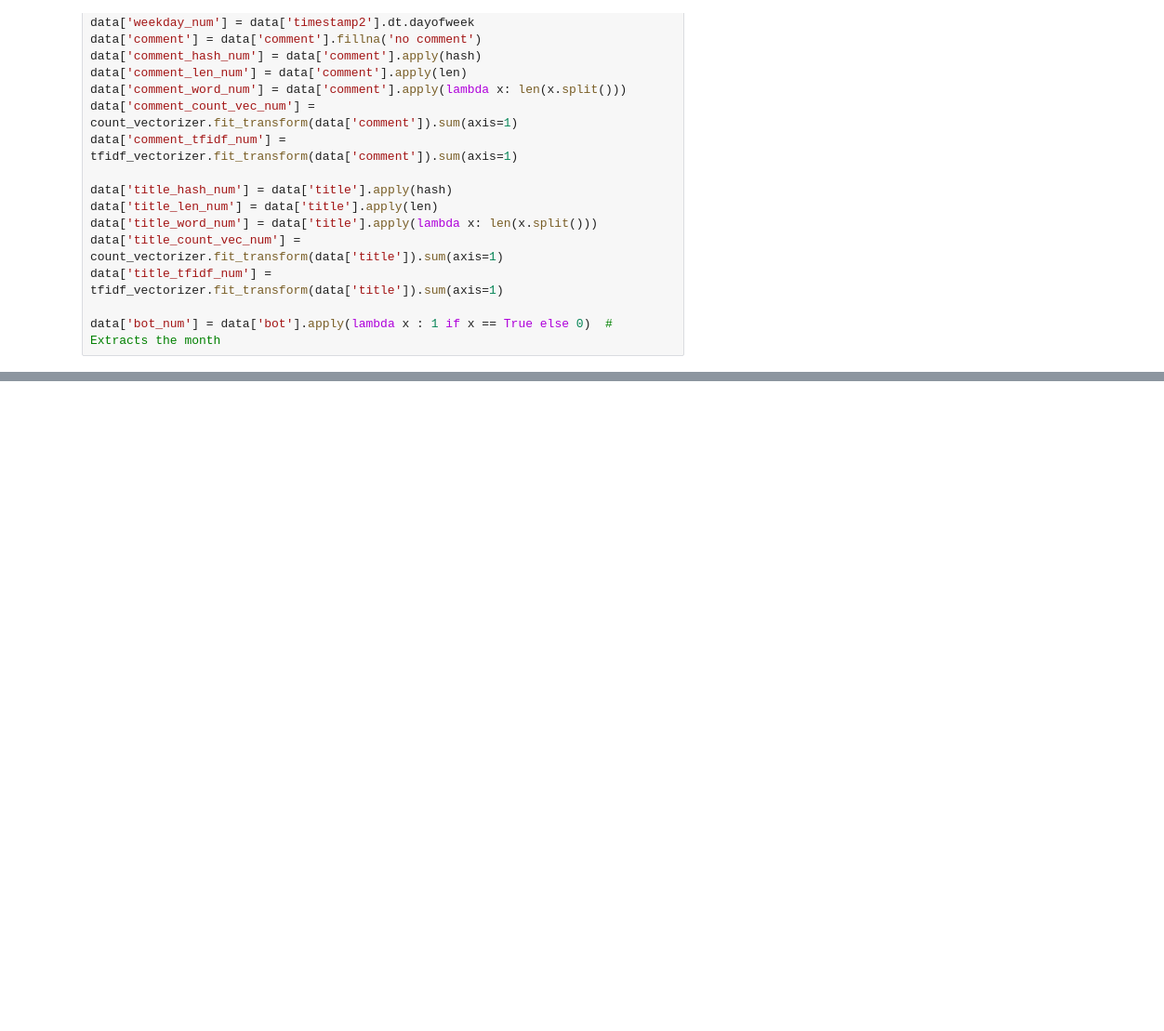
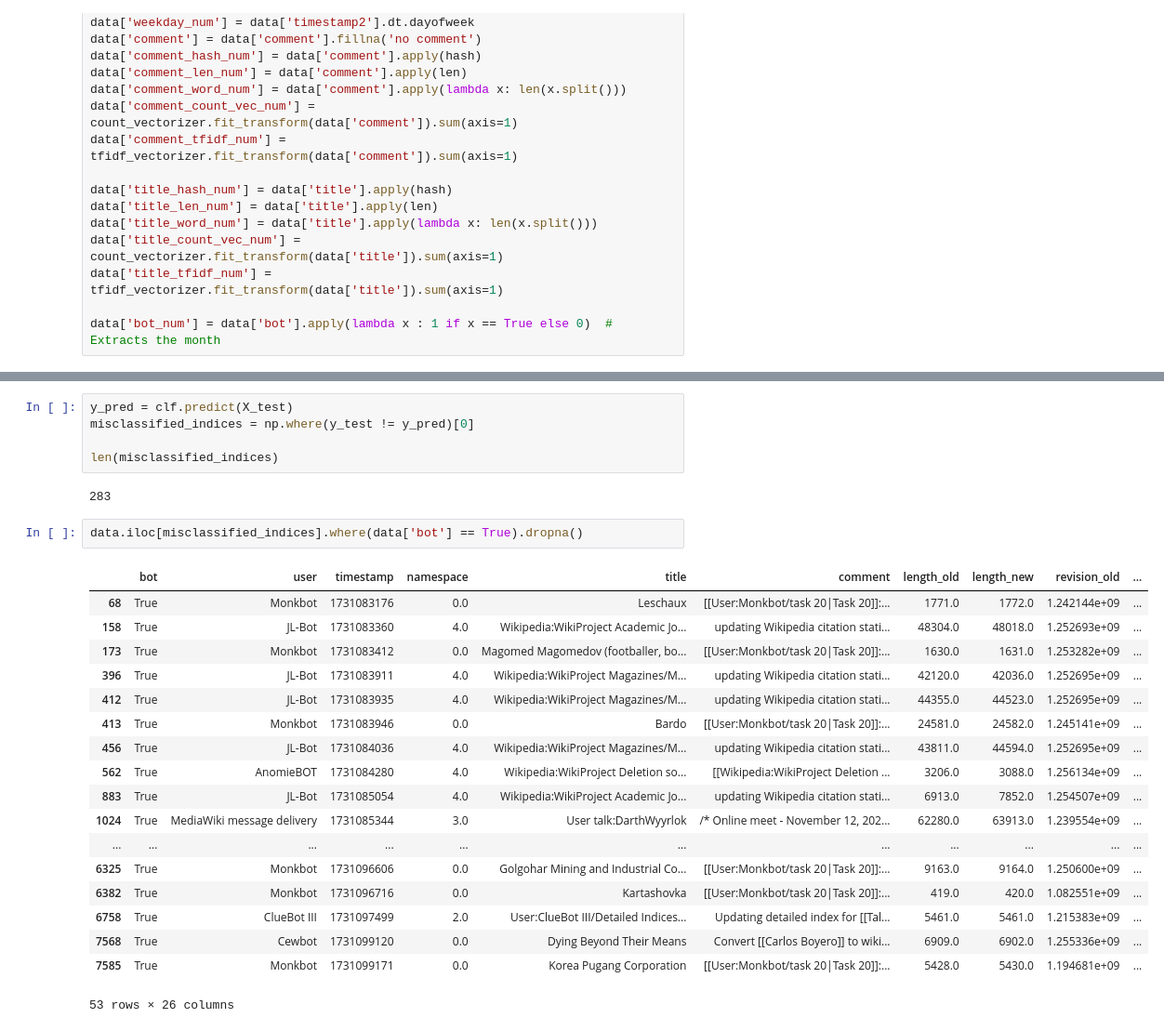
Before and after one commit to ansu0122/ucu-mmds, a Jupyter notebook: src/homework2/ml_cookbook.ipynb, the cells around one changed output, grey strips where cells are left out. Shown at 93% size. Saved outputs shown, nothing was run; the diff lists cells and outputs as text; blank space fills up the shorter version.

```diff
--- a/src/homework2/ml_cookbook.ipynb
+++ b/src/homework2/ml_cookbook.ipynb
@@ -57,3 +70,31 @@ Accuracy: 94.01%
+# %%
+y_pred = clf.predict(X_test)
+misclassified_indices = np.where(y_test != y_pred)[0]
+
+len(misclassified_indices)
+# %% [output]
+283
+# %%
+data.iloc[misclassified_indices].where(data['bot'] == True).dropna()
+# %% [output]
+|  | bot | user | timestamp | namespace | title | comment | length_old | length_new | revision_old | ... |
+| 68 | True | Monkbot | 1731083176 | 0.0 | Leschaux | [[User:Monkbot/task 20|Task 20]]:... | 1771.0 | 1772.0 | 1.242144e+09 | ... |
+| 158 | True | JL-Bot | 1731083360 | 4.0 | Wikipedia:WikiProject Academic Jo... | updating Wikipedia citation stati... | 48304.0 | 48018.0 | 1.252693e+09 | ... |
+| 173 | True | Monkbot | 1731083412 | 0.0 | Magomed Magomedov (footballer, bo... | [[User:Monkbot/task 20|Task 20]]:... | 1630.0 | 1631.0 | 1.253282e+09 | ... |
+| 396 | True | JL-Bot | 1731083911 | 4.0 | Wikipedia:WikiProject Magazines/M... | updating Wikipedia citation stati... | 42120.0 | 42036.0 | 1.252695e+09 | ... |
+| 412 | True | JL-Bot | 1731083935 | 4.0 | Wikipedia:WikiProject Magazines/M... | updating Wikipedia citation stati... | 44355.0 | 44523.0 | 1.252695e+09 | ... |
+| 413 | True | Monkbot | 1731083946 | 0.0 | Bardo | [[User:Monkbot/task 20|Task 20]]:... | 24581.0 | 24582.0 | 1.245141e+09 | ... |
+| 456 | True | JL-Bot | 1731084036 | 4.0 | Wikipedia:WikiProject Magazines/M... | updating Wikipedia citation stati... | 43811.0 | 44594.0 | 1.252695e+09 | ... |
+| 562 | True | AnomieBOT | 1731084280 | 4.0 | Wikipedia:WikiProject Deletion so... | [[Wikipedia:WikiProject Deletion ... | 3206.0 | 3088.0 | 1.256134e+09 | ... |
+| 883 | True | JL-Bot | 1731085054 | 4.0 | Wikipedia:WikiProject Academic Jo... | updating Wikipedia citation stati... | 6913.0 | 7852.0 | 1.254507e+09 | ... |
+| 1024 | True | MediaWiki message delivery | 1731085344 | 3.0 | User talk:DarthWyyrlok | /* Online meet - November 12, 202... | 62280.0 | 63913.0 | 1.239554e+09 | ... |
+| ... | ... | ... | ... | ... | ... | ... | ... | ... | ... | ... |
+| 6325 | True | Monkbot | 1731096606 | 0.0 | Golgohar Mining and Industrial Co... | [[User:Monkbot/task 20|Task 20]]:... | 9163.0 | 9164.0 | 1.250600e+09 | ... |
+| 6382 | True | Monkbot | 1731096716 | 0.0 | Kartashovka | [[User:Monkbot/task 20|Task 20]]:... | 419.0 | 420.0 | 1.082551e+09 | ... |
+| 6758 | True | ClueBot III | 1731097499 | 2.0 | User:ClueBot III/Detailed Indices... | Updating detailed index for [[Tal... | 5461.0 | 5461.0 | 1.215383e+09 | ... |
+| 7568 | True | Cewbot | 1731099120 | 0.0 | Dying Beyond Their Means | Convert [[Carlos Boyero]] to wiki... | 6909.0 | 6902.0 | 1.255336e+09 | ... |
+| 7585 | True | Monkbot | 1731099171 | 0.0 | Korea Pugang Corporation | [[User:Monkbot/task 20|Task 20]]:... | 5428.0 | 5430.0 | 1.194681e+09 | ... |
+53 rows × 26 columns
 # %%
 viz = FeatureImportances(clf)
 viz.fit(X_train, y_train)
```
Also changed, not shown: parts of 7 cells of this notebook, 1 other file.
